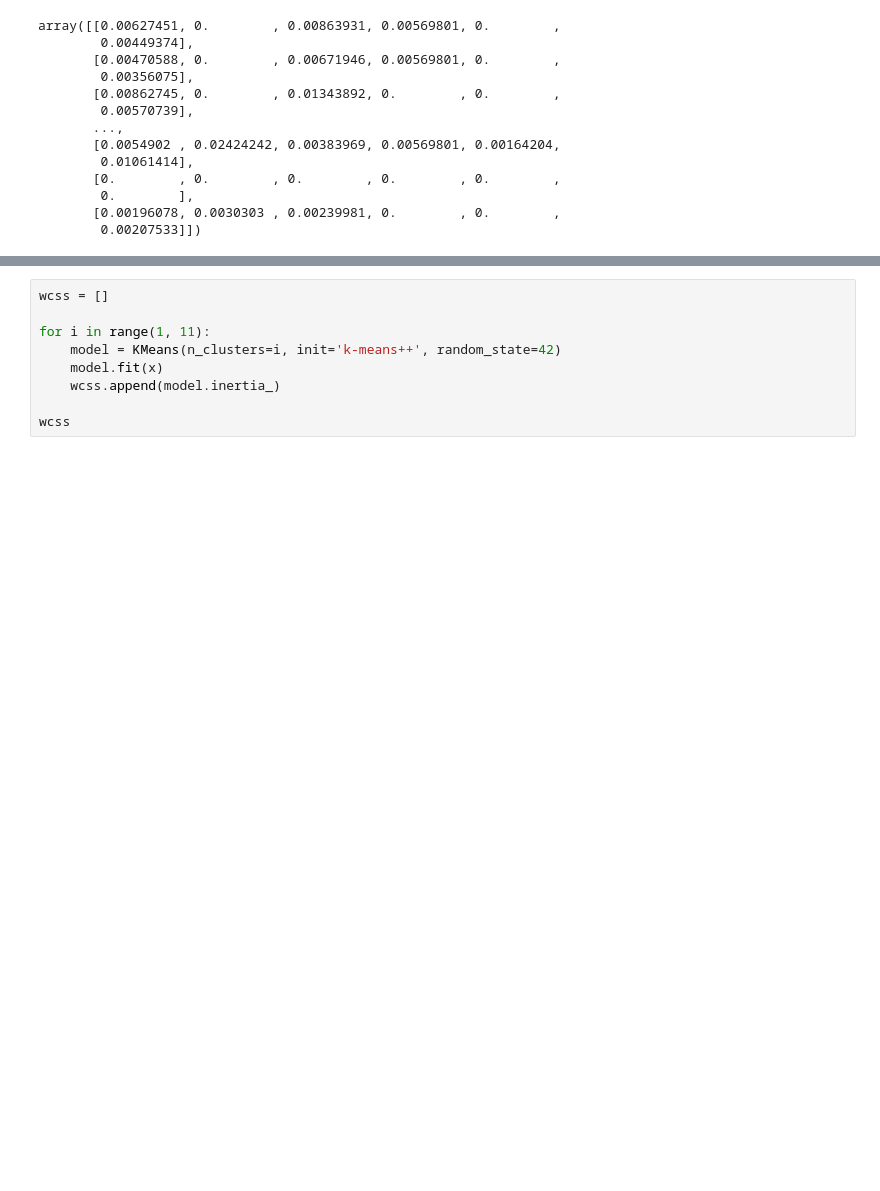
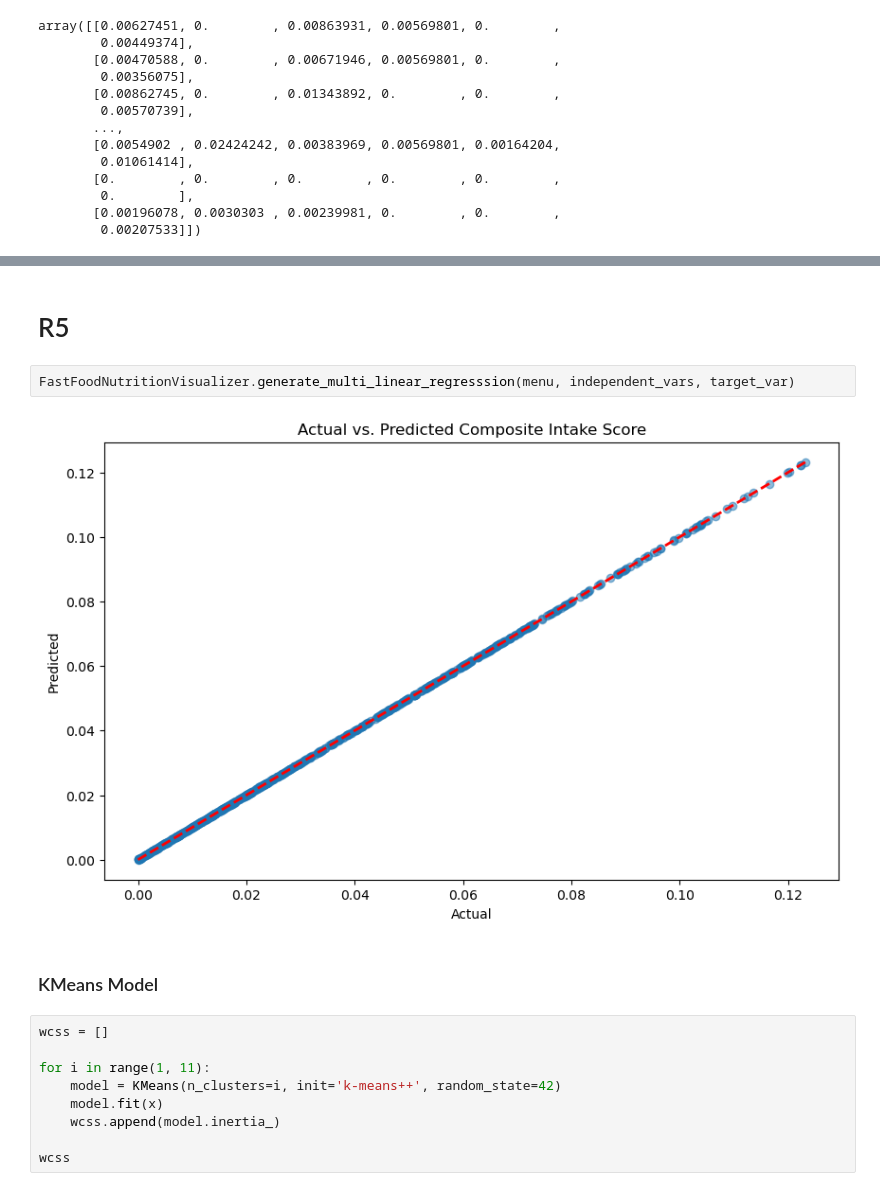
Before and after one commit to johnsonlarryl/csce_5310, a Jupyter notebook: fast_food_nutrition/notebooks/project_presentation.ipynb, the cells around one changed output, grey strips where cells are left out. Drawn from its saved outputs; the diff is of its cells as text; blank space fills up the shorter version.

```diff
--- a/fast_food_nutrition/notebooks/project_presentation.ipynb
+++ b/fast_food_nutrition/notebooks/project_presentation.ipynb
@@ -446,3 +496,11 @@ array([[0.00627451, 0.        , 0.00863931, 0.00569801, 0.        ,
+# %% [markdown]
+# R5
+# %%
+FastFoodNutritionVisualizer.generate_multi_linear_regresssion(menu, independent_vars, target_var)
+# %% [output]
+[figure, added]
+# %% [markdown]
+### KMeans Model
 # %%
 wcss = []
 
```
Also changed, not shown: parts of 10 cells of this notebook, 5 other files.
